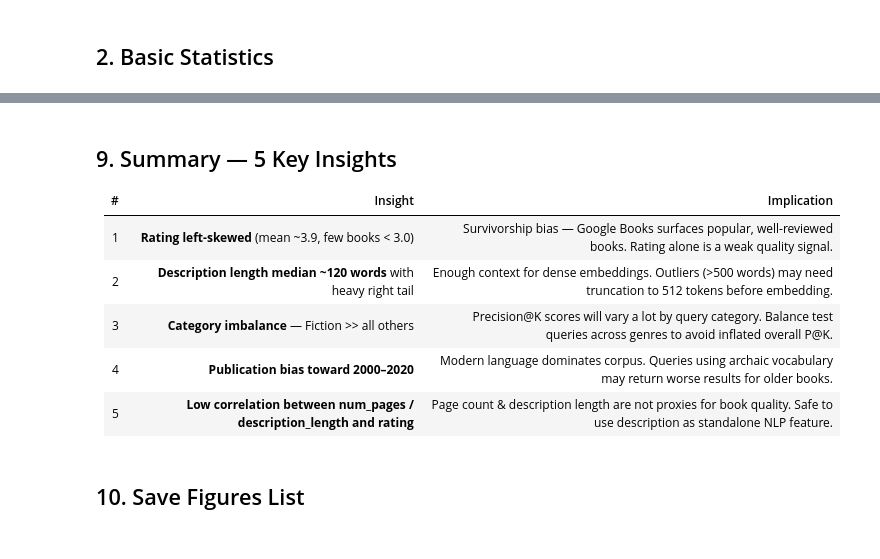
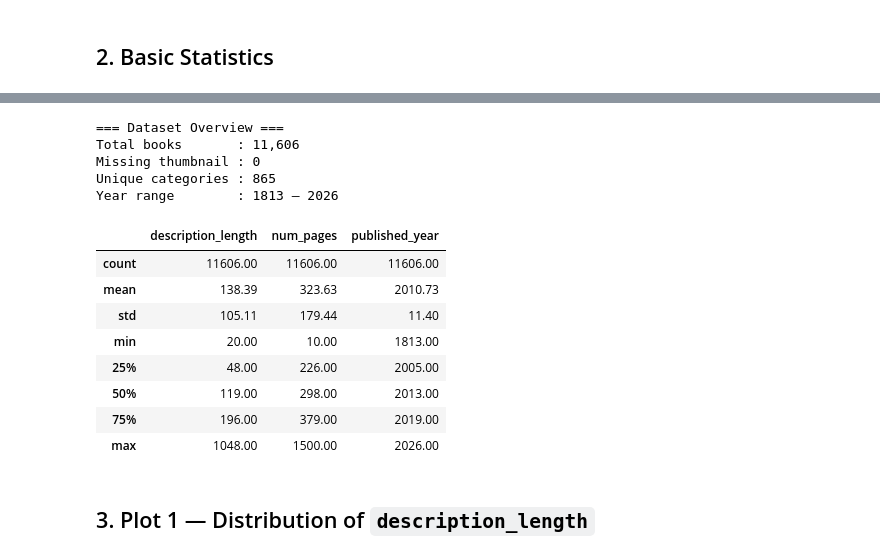
Before and after one commit to lamtd1/IT4930, a Jupyter notebook: AI/03_eda_visualization.ipynb, the cells around one changed output, grey strips where cells are left out. Drawn from its saved outputs; the diff is of its cells as text; code cells hidden in the pictures.

```diff
--- a/AI/03_eda_visualization.ipynb
+++ b/AI/03_eda_visualization.ipynb
@@ -310,12 +75,25 @@ Saved: plot6_emotion_distribution.png
-# %% [markdown]
-## 9. Summary — 5 Key Insights
-
-| # | Insight | Implication |
-|---|---------|-------------|
-| 1 | **Rating left-skewed** (mean ~3.9, few books < 3.0) | Survivorship bias — Google Books surfaces popular, well-reviewed books. Rating alone is a weak quality signal. |
-| 2 | **Description length median ~120 words** with heavy right tail | Enough context for dense embeddings. Outliers (>500 words) may need truncation to 512 tokens before embedding. |
-| 3 | **Category imbalance** — Fiction >> all others | Precision@K scores will vary a lot by query category. Balance test queries across genres to avoid inflated overall P@K. |
-| 4 | **Publication bias toward 2000–2020** | Modern language dominates corpus. Queries using archaic vocabulary may return worse results for older books. |
-| 5 | **Low correlation between num_pages / description_length and rating** | Page count & description length are not proxies for book quality. Safe to use description as standalone NLP feature. |
-# %% [markdown]
-## 10. Save Figures List
+# %%
+print('=== Dataset Overview ===')
+print(f'Total books       : {len(df):,}')
+print(f'Missing thumbnail : {df["thumbnail"].isna().sum()}')
+print(f'Unique categories : {df["categories"].nunique()}')
+print(f'Year range        : {df["published_year"].min()} – {df["published_year"].max()}')
+print()
+df[['description_length', 'num_pages', 'published_year']].describe().round(2)
+# %% [output]
+=== Dataset Overview ===
+Total books       : 11,606
+Missing thumbnail : 0
+Unique categories : 865
+Year range        : 1813 – 2026
+|  | description_length | num_pages | published_year |
+| count | 11606.00 | 11606.00 | 11606.00 |
+| mean | 138.39 | 323.63 | 2010.73 |
+| std | 105.11 | 179.44 | 11.40 |
+| min | 20.00 | 10.00 | 1813.00 |
+| 25% | 48.00 | 226.00 | 2005.00 |
+| 50% | 119.00 | 298.00 | 2013.00 |
+| 75% | 196.00 | 379.00 | 2019.00 |
+| max | 1048.00 | 1500.00 | 2026.00 |
+# %% [markdown]
+## 3. Plot 1 — Distribution of `description_length`
```
Also changed, not shown: parts of 37 cells of this notebook, 37 other files.
